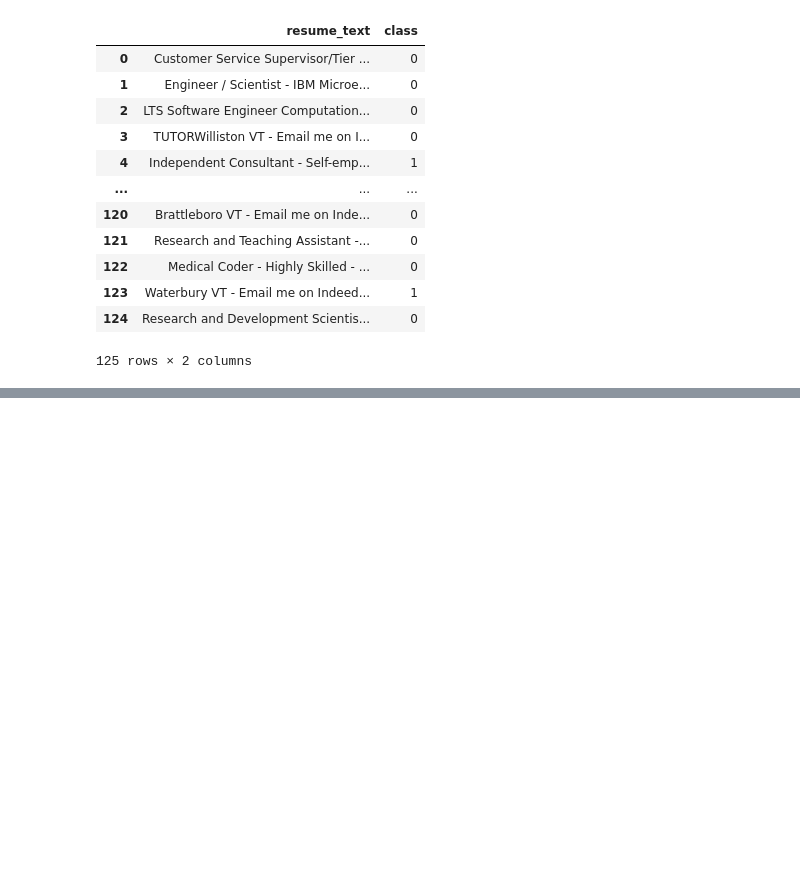
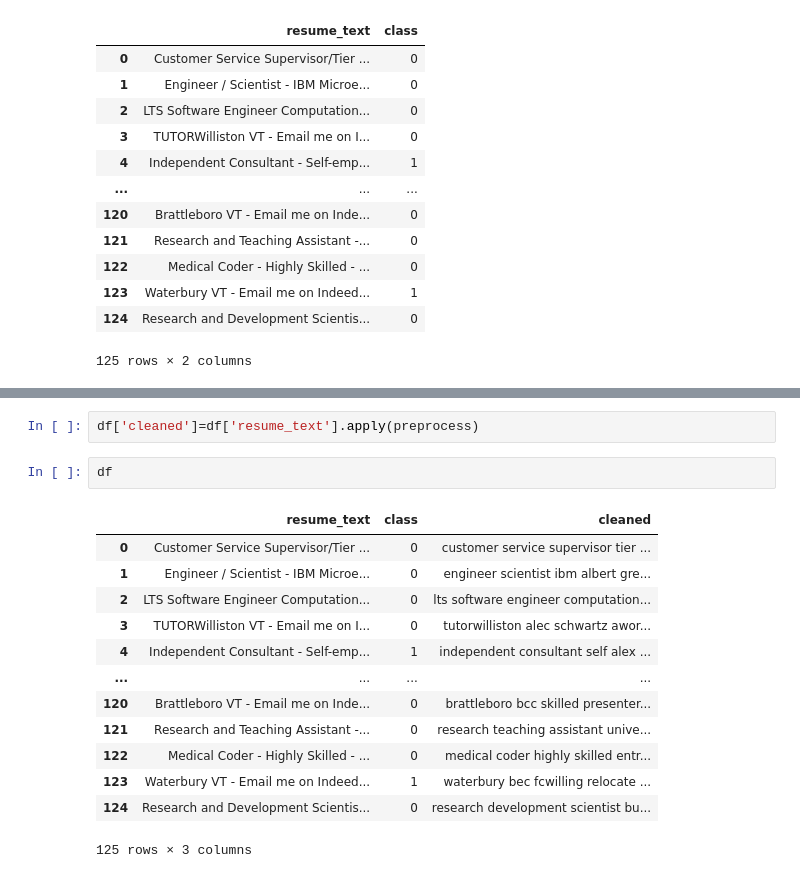
Before and after one commit to geethika1129/Resume-Selection, a Jupyter notebook: selection.ipynb, the cells around one changed output, grey strips where cells are left out. Cells and saved outputs as stored; diff of their text form; blank space fills up the shorter version.

```diff
--- a/selection.ipynb
+++ b/selection.ipynb
@@ -117,0 +156,18 @@ df
+# %%
+df['cleaned']=df['resume_text'].apply(preprocess)
+# %%
+df
+# %% [output]
+|  | resume_text | class | cleaned |
+| 0 | Customer Service Supervisor/Tier ... | 0 | customer service supervisor tier ... |
+| 1 | Engineer / Scientist - IBM Microe... | 0 | engineer scientist ibm albert gre... |
+| 2 | LTS Software Engineer Computation... | 0 | lts software engineer computation... |
+| 3 | TUTORWilliston VT - Email me on I... | 0 | tutorwilliston alec schwartz awor... |
+| 4 | Independent Consultant - Self-emp... | 1 | independent consultant self alex ... |
+| ... | ... | ... | ... |
+| 120 | Brattleboro VT - Email me on Inde... | 0 | brattleboro bcc skilled presenter... |
+| 121 | Research and Teaching Assistant -... | 0 | research teaching assistant unive... |
+| 122 | Medical Coder - Highly Skilled - ... | 0 | medical coder highly skilled entr... |
+| 123 | Waterbury VT - Email me on Indeed... | 1 | waterbury bec fcwilling relocate ... |
+| 124 | Research and Development Scientis... | 0 | research development scientist bu... |
+125 rows × 3 columns
```
Also changed, not shown: parts of 9 cells of this notebook.
